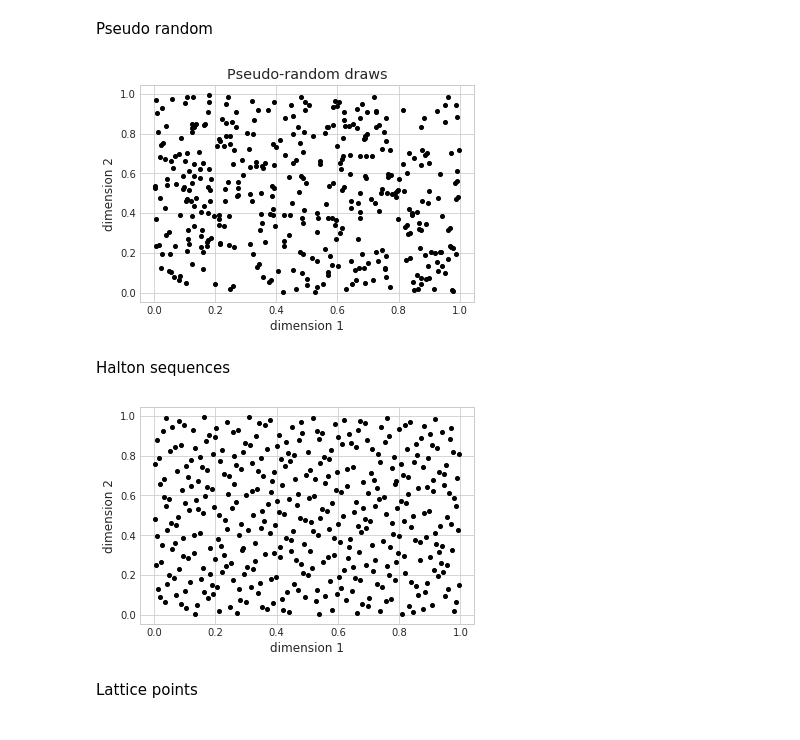
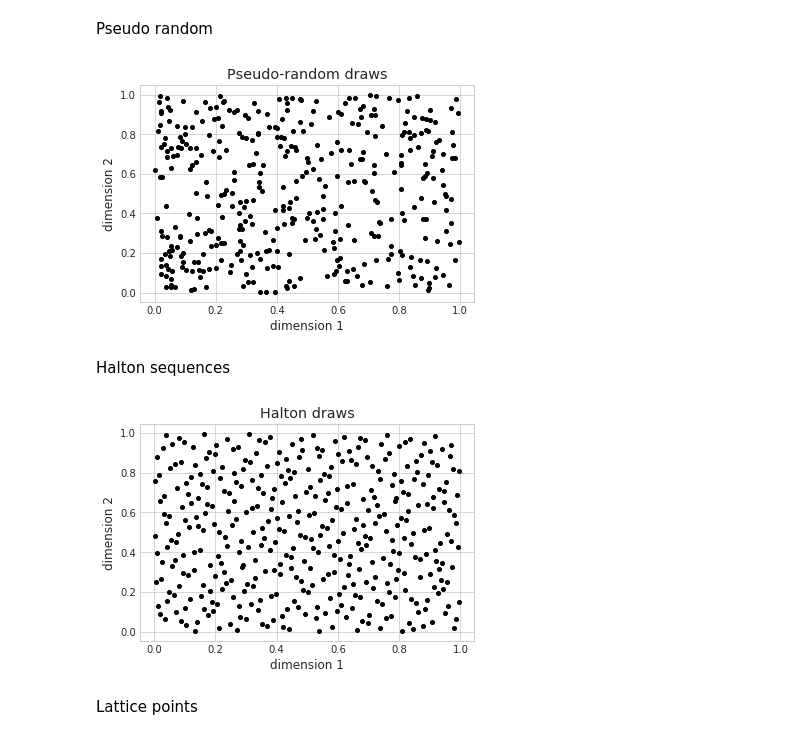
Before and after one commit to timellemeet/mixedlogit, a Jupyter notebook: drawtypes.ipynb, the cells around one changed output. Cells and saved outputs as stored; diff of their text form; code cells hidden in the pictures.

```diff
--- a/drawtypes.ipynb
+++ b/drawtypes.ipynb
@@ -43,35 +43,35 @@ Pseudo random
 draws = np.random.rand(n_r, n_q, n_k)
 # display(draws)
 
-visualize(draws, title="Pseudo-random draws")
+visualize(draws, title="Pseudo-random draws", save="Pseudo 20 20.tex")
 # %% [output]
-[figure, old version]
+[figure, new version]
 # %% [markdown]
 Halton sequences
 # %%
 # !pip install ghalton
 from scipy.stats import norm
 import ghalton
  #initialize sequencer with K dimensions
 sequencer = ghalton.Halton(n_k)
 
 #make the draws and discard the 10 inital values to prevent issues
 halton = np.array(sequencer.get(n_q * n_r + 10)[10:])
 
 #make the result array
 draws = np.zeros((n_r, n_q, n_k))
 
 #assign the right probablilities
 for q in range(n_q):
      for r in range(n_r):
         draws[r, q, :] = halton[n_r * q + r,:]
 
 #convert to standard variates
 # draws = norm.ppf(draws)
 # display(draws)
-visualize(draws)
+visualize(draws, title="Halton draws", save="Halton 20 20.tex")
 # %% [output]
-[figure, old version]
+[figure, new version]
 # %% [markdown]
 Lattice points
 # %% [markdown]
```
Also changed, not shown: parts of 2 cells of this notebook, 25 other files.
